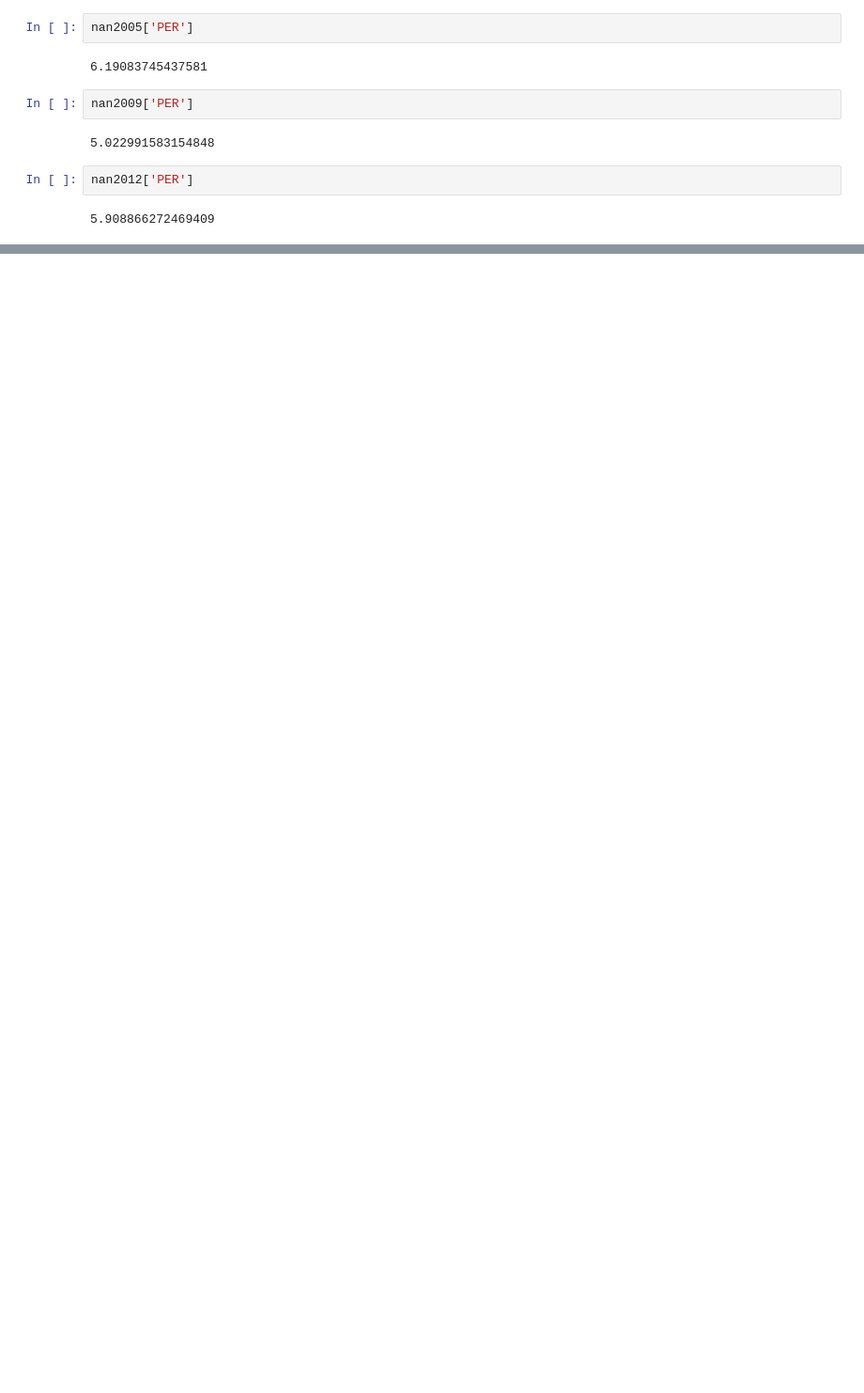
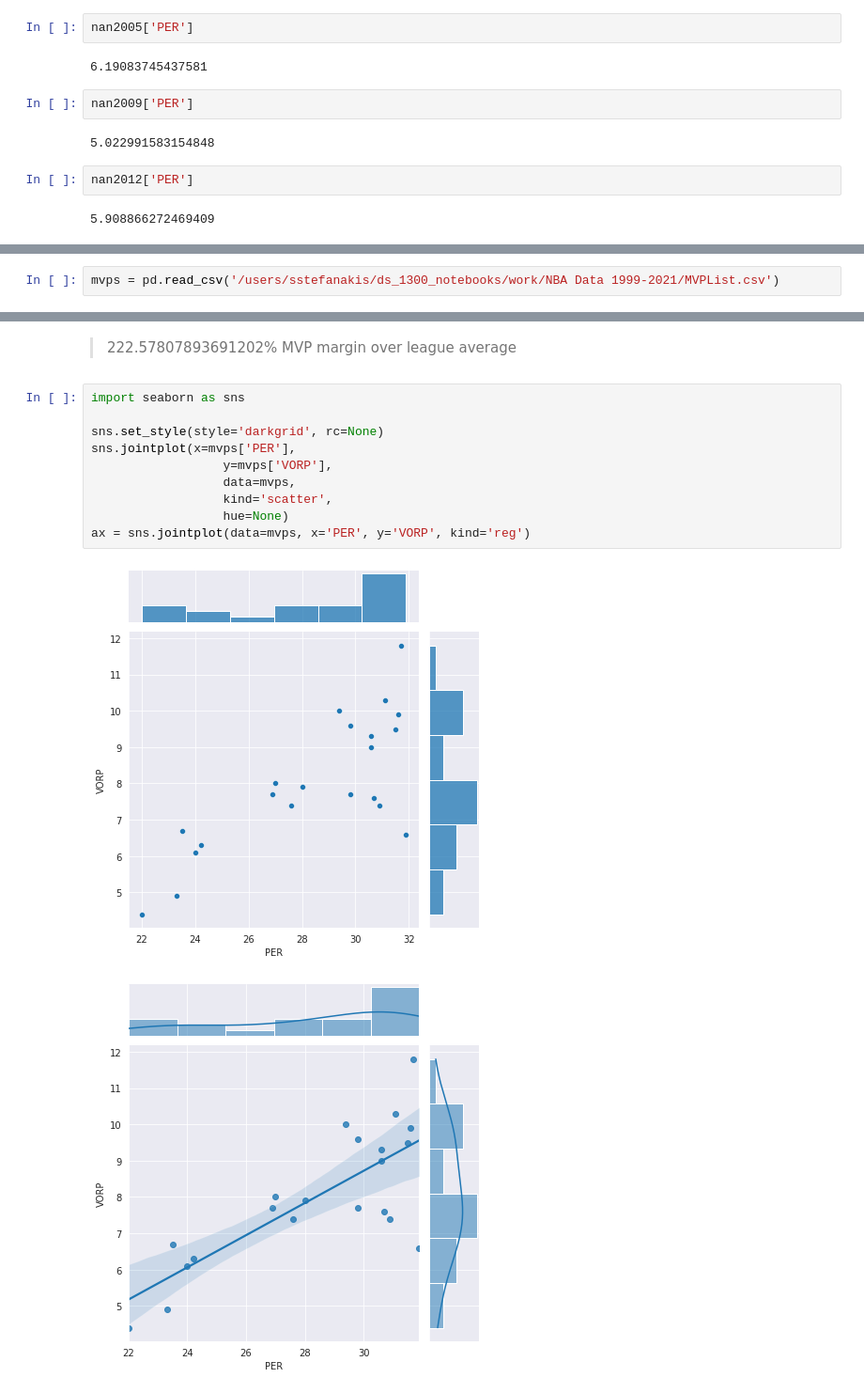
Before and after one commit to SloanStefanakis/ds_1300_notebooks, a Jupyter notebook: work/FinalProjectNBA.ipynb, the cells around one changed output, grey strips where cells are left out. Shown at 94% size. Cells and saved outputs as stored; diff of their text form; blank space fills up the shorter version.

```diff
--- a/work/FinalProjectNBA.ipynb
+++ b/work/FinalProjectNBA.ipynb
@@ -343,0 +347,2 @@ per_25
+# %%
+mvps = pd.read_csv('/users/sstefanakis/ds_1300_notebooks/work/NBA Data 1999-2021/MVPList.csv')
@@ -343,0 +523,15 @@ per_25
+# %% [markdown]
+>222.57807893691202% MVP margin over league average
+# %%
+import seaborn as sns
+
+sns.set_style(style='darkgrid', rc=None)
+sns.jointplot(x=mvps['PER'],
+                  y=mvps['VORP'],
+                  data=mvps,
+                  kind='scatter',
+                  hue=None)
+ax = sns.jointplot(data=mvps, x='PER', y='VORP', kind='reg')
+# %% [output]
+[figure, added]
+[figure, added]
```
Also changed, not shown: parts of 33 cells of this notebook.
